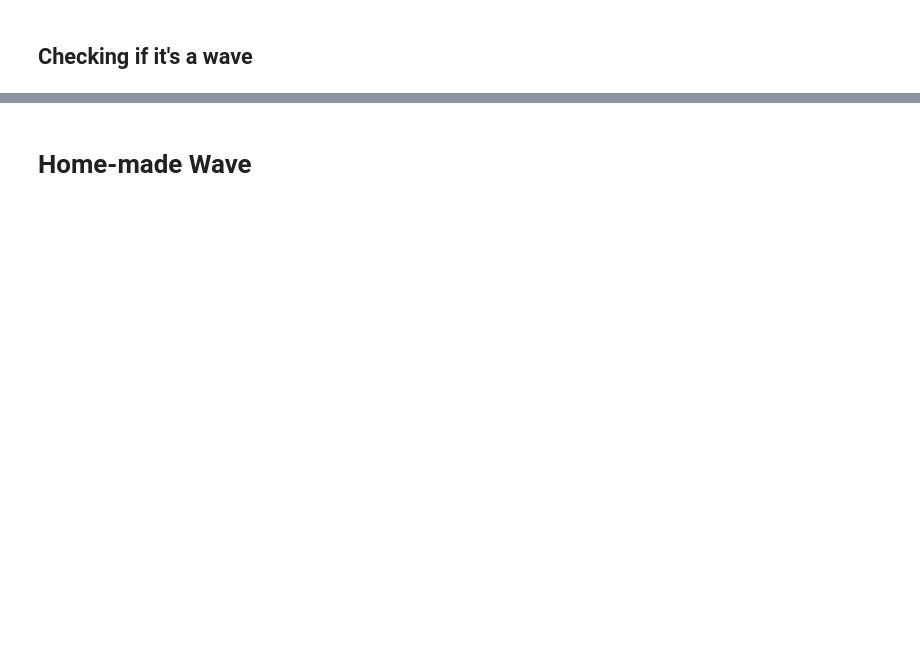
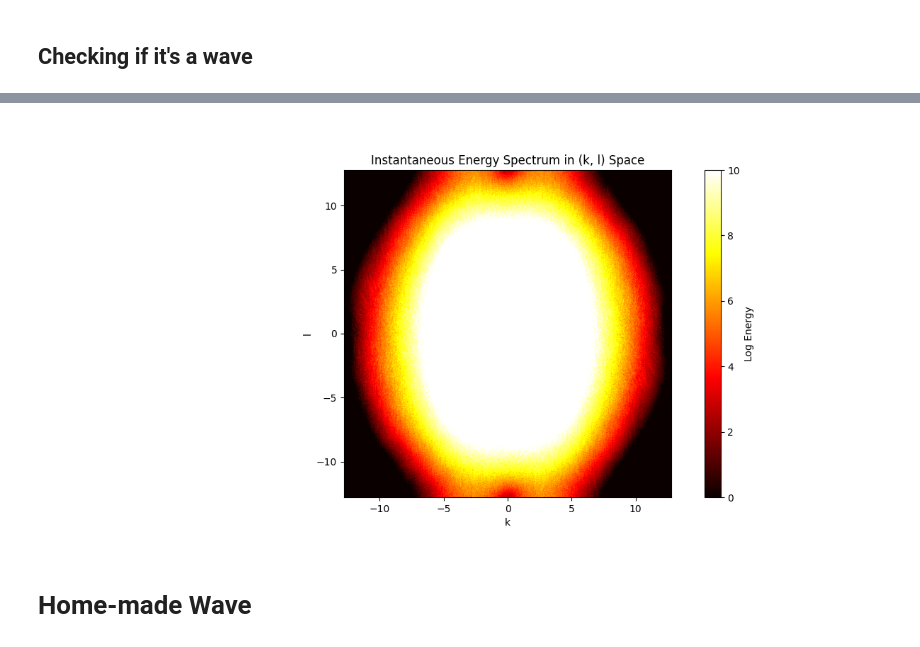
Before and after one commit to LennardMiller/Stage_M2, a Jupyter notebook: Rossby_diag.ipynb, the cells around one changed output, grey strips where cells are left out. Saved outputs shown, nothing was run; the diff lists cells and outputs as text; code cells hidden in the pictures; blank space fills up the shorter version.

```diff
--- a/Rossby_diag.ipynb
+++ b/Rossby_diag.ipynb
@@ -435,3 +462,55 @@ plt.show()
+# %%
+#plotting the signal in the spectral space
+
+
+#Selecting the indice corresponding to the time
+time_sel=-1
+psi_data=psi[time_sel,:,:]
+
+
+
+dx = Lx / (nx)
+dy = Lx / (ny)
+
+kx = np.fft.fftfreq(nx, d=dx) * 2 * np.pi
+ky = np.fft.fftfreq(ny, d=dy) * 2 * np.pi
+
+#kx=np.fft.fftfreq(int(nx),d=dx)
+#ky=np.fft.fftfreq(int(ny),d=dy)
+kx_reshaped=np.zeros_like(kx)
+kx_reshaped[0:len(kx)//2]=kx[len(kx)//2:]
+kx_reshaped[len(kx)//2:]=kx[0:len(kx)//2]
+
+ky_reshaped=np.zeros_like(ky)
+ky_reshaped[0:len(ky)//2]=ky[len(ky)//2:]
+ky_reshaped[len(ky)//2:]=ky[0:len(ky)//2]
+
+Kx,Ky=np.meshgrid(kx_reshaped,ky_reshaped)
+Ky=np.flipud(Ky)
+
+
+k_norm=np.sqrt(Kx**2+Ky**2)
+
+# 2D Fourier Transform
+fft_result = np.fft.fft2(psi_data[:,:])
+fft_shifted = np.fft.fftshift(fft_result)  # Shift zero frequency component to center
+epsilon = 1e-10  # Small value to avoid log(0)
+
+#Calculating Energy
+
+energy_spectrum = np.abs(fft_shifted) ** 2 * k_norm**2
+# Step 3: Plot the Spectrum
+plt.figure(figsize=(12, 6))
+plt.imshow(np.log(energy_spectrum ), extent=(-np.max(kx), np.max(kx), -np.max(ky), np.max(ky)), cmap='hot', origin='lower',vmin=0,vmax=10)
+
+
+plt.colorbar(label='Log Energy')
+plt.xlabel('k')
+plt.ylabel('l')
+plt.title('Instantaneous Energy Spectrum in (k, l) Space')
+plt.show()
+# %% [output]
+[figure, added]
 # %% [markdown]
 # Home-made Wave
 # %%
```
Also changed, not shown: parts of 10 cells of this notebook, 11 other files.
